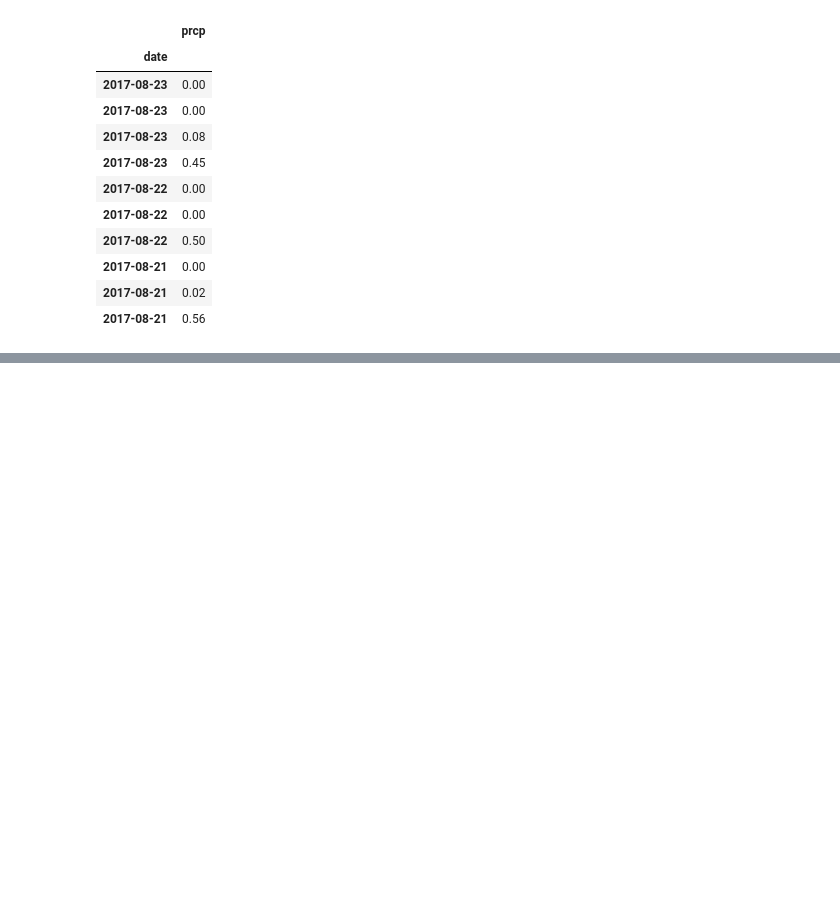
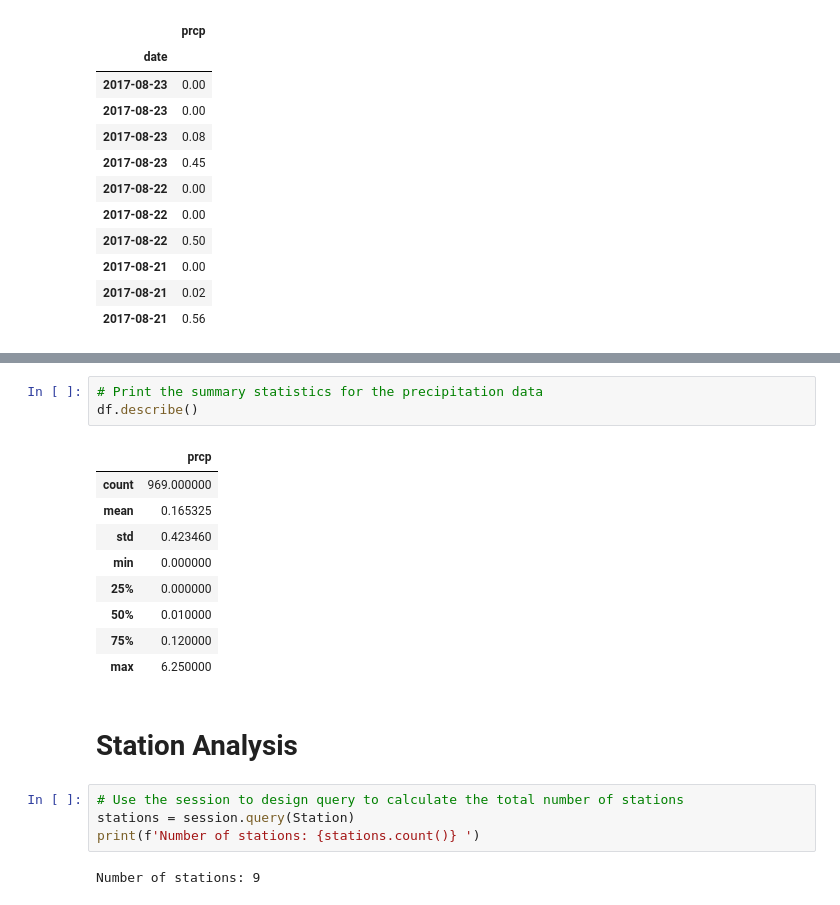
Before and after one commit to aizzakatrina/datastorage-SurfsUp, a Jupyter notebook: climate_analysis.ipynb, the cells around one changed output, grey strips where cells are left out. Drawn from its saved outputs; the diff is of its cells as text; blank space fills up the shorter version.

```diff
--- a/climate_analysis.ipynb
+++ b/climate_analysis.ipynb
@@ -115,0 +122,21 @@ plt.show()
+# %%
+# Print the summary statistics for the precipitation data
+df.describe()
+# %% [output]
+|  | prcp |
+| count | 969.000000 |
+| mean | 0.165325 |
+| std | 0.423460 |
+| min | 0.000000 |
+| 25% | 0.000000 |
+| 50% | 0.010000 |
+| 75% | 0.120000 |
+| max | 6.250000 |
+# %% [markdown]
+# Station Analysis
+# %%
+# Use the session to design query to calculate the total number of stations
+stations = session.query(Station)
+print(f'Number of stations: {stations.count()} ')
+# %% [output]
+Number of stations: 9
```
Also changed, not shown: parts of 7 cells of this notebook.
